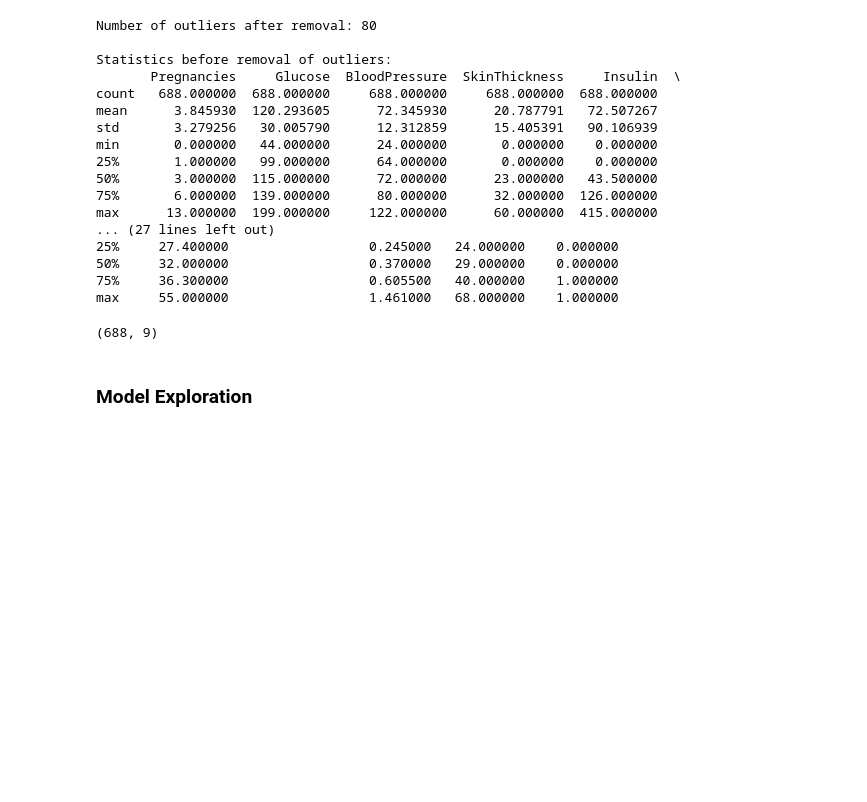
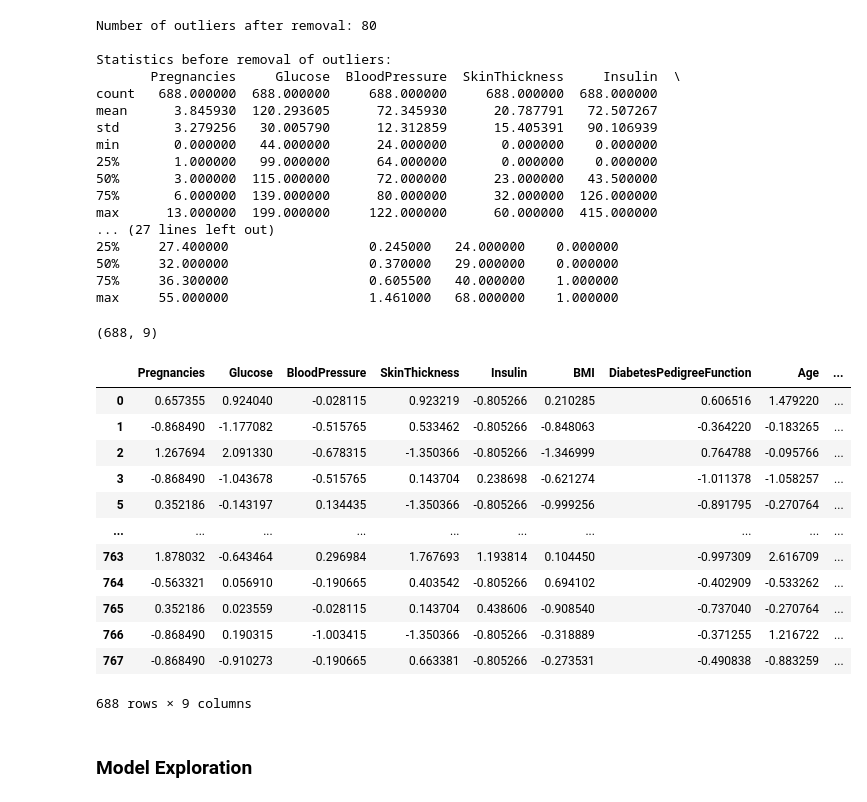
Before and after one commit to Fortunatetech/Diabetes-Prediction-with-Deployment-Using-flask-streamlit-DVC, a Jupyter notebook: notebook/Diabetes Prediction System .ipynb, the cells around one changed output. Cells and saved outputs as stored; diff of their text form; code cells hidden in the pictures; blank space fills up the shorter version.

```diff
--- a/notebook/Diabetes Prediction System .ipynb
+++ b/notebook/Diabetes Prediction System .ipynb
@@ -221,3 +230,19 @@ data.shape
+# %%
+data
+# %% [output]
+|  | Pregnancies | Glucose | BloodPressure | SkinThickness | Insulin | BMI | DiabetesPedigreeFunction | Age | ... |
+| 0 | 0.657355 | 0.924040 | -0.028115 | 0.923219 | -0.805266 | 0.210285 | 0.606516 | 1.479220 | ... |
+| 1 | -0.868490 | -1.177082 | -0.515765 | 0.533462 | -0.805266 | -0.848063 | -0.364220 | -0.183265 | ... |
+| 2 | 1.267694 | 2.091330 | -0.678315 | -1.350366 | -0.805266 | -1.346999 | 0.764788 | -0.095766 | ... |
+| 3 | -0.868490 | -1.043678 | -0.515765 | 0.143704 | 0.238698 | -0.621274 | -1.011378 | -1.058257 | ... |
+| 5 | 0.352186 | -0.143197 | 0.134435 | -1.350366 | -0.805266 | -0.999256 | -0.891795 | -0.270764 | ... |
+| ... | ... | ... | ... | ... | ... | ... | ... | ... | ... |
+| 763 | 1.878032 | -0.643464 | 0.296984 | 1.767693 | 1.193814 | 0.104450 | -0.997309 | 2.616709 | ... |
+| 764 | -0.563321 | 0.056910 | -0.190665 | 0.403542 | -0.805266 | 0.694102 | -0.402909 | -0.533262 | ... |
+| 765 | 0.352186 | 0.023559 | -0.028115 | 0.143704 | 0.438606 | -0.908540 | -0.737040 | -0.270764 | ... |
+| 766 | -0.868490 | 0.190315 | -1.003415 | -1.350366 | -0.805266 | -0.318889 | -0.371255 | 1.216722 | ... |
+| 767 | -0.868490 | -0.910273 | -0.190665 | 0.663381 | -0.805266 | -0.273531 | -0.490838 | -0.883259 | ... |
+688 rows × 9 columns
 # %% [markdown]
 ### Model Exploration
 # %%
```
Also changed, not shown: parts of 3 cells of this notebook, 13 other files.
